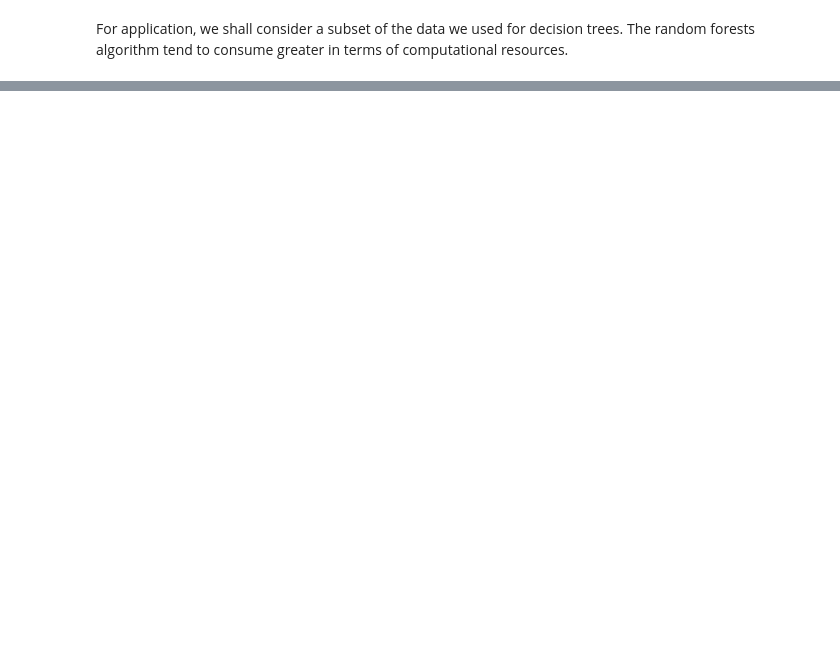
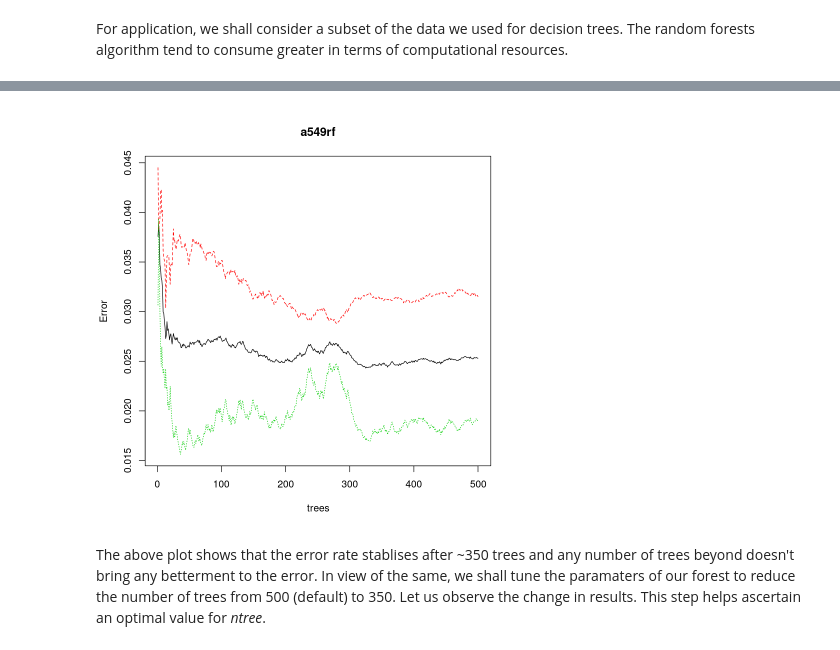
Before and after one commit to shauryajauhari/transcriptionFactoriesGREG, a Jupyter notebook: MachineLearning/RandomForestsA549GREG.ipynb, the cells around one changed output, grey strips where cells are left out. Cells and saved outputs as stored; diff of their text form; code cells hidden in the pictures; blank space fills up the shorter version.

```diff
--- a/MachineLearning/RandomForestsA549GREG.ipynb
+++ b/MachineLearning/RandomForestsA549GREG.ipynb
@@ -792,0 +431,8 @@ The excercises are embedded in the body of the text itself. Please look for the
+# %%
+## Let us work with a fraction (10%) of data. The algorithm, given the computational resources, fails in execution for the whole data.
+
+set.seed(8)
+a549gregSample <- a549greg[sample(nrow(a549greg), replace=T, size=0.1*nrow(a549greg)),]
+dataPartition73 <- sample(2, nrow(a549gregSample), replace = TRUE, prob = c(0.7,0.3))
+train73 <- a549gregSample[dataPartition==1,]
+test73 <- a549gregSample[dataPartition==2,]
@@ -792,0 +441,5 @@ The excercises are embedded in the body of the text itself. Please look for the
+# %%
+install.packages("ROSE", dependencies=TRUE)
+library(ROSE)
+bothTrain <- ovun.sample(Class ~., data = train73, method = "both", p =0.5, seed = 11)$data
+table(bothTrain$Class)
@@ -792,0 +451,8 @@ The excercises are embedded in the body of the text itself. Please look for the
+# %%
+# Execute random forest algorithm
+
+a549rf <- randomForest(formula = Class ~ .,
+                    data = bothTrain,
+                   proximity = FALSE,
+                   ntree = 500)
+print(a549rf)
@@ -792,0 +496,8 @@ The excercises are embedded in the body of the text itself. Please look for the
+# %%
+# Error rates (MSEs) of the Random Forest
+
+plot(a549rf)
+# %% [output]
+[figure, added]
+# %% [markdown]
+The above plot shows that the error rate stablises after ~350 trees and any number of trees beyond doesn't bring any betterment to the error. In view of the same, we shall tune the paramaters of our forest to reduce the number of trees from 500 (default) to 350. Let us observe the change in results. This step helps ascertain an optimal value for *ntree*.
```
Also changed, not shown: parts of 106 cells of this notebook.
